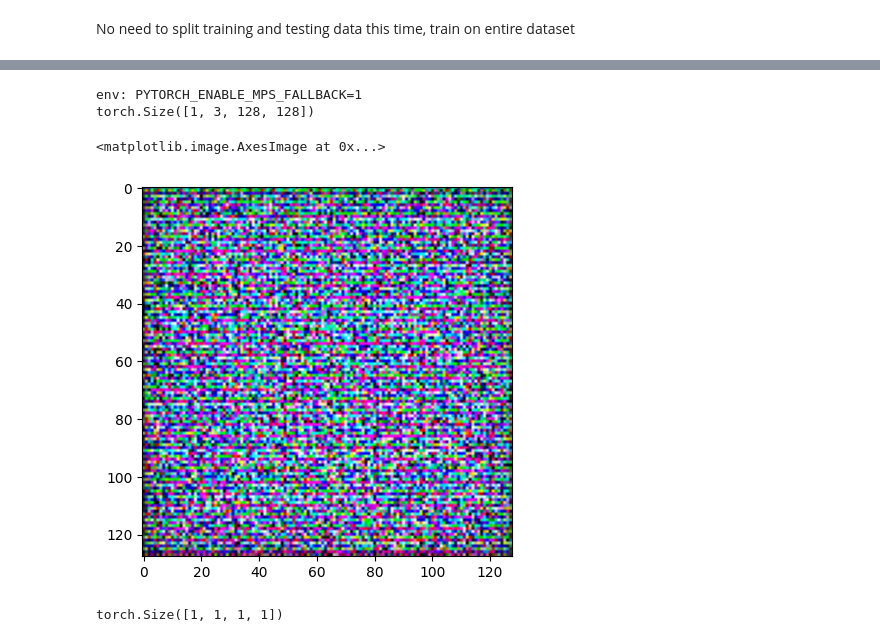
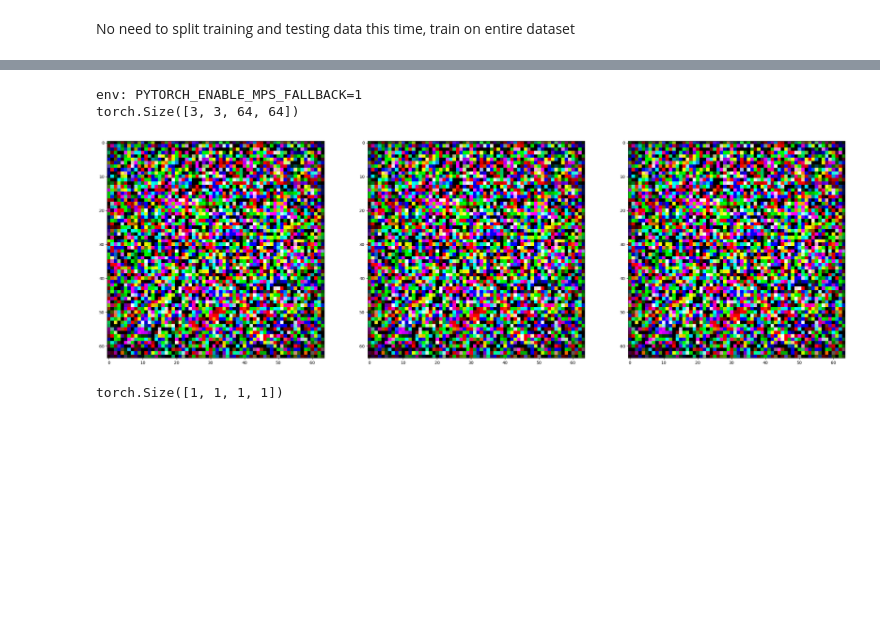
Before and after one commit to dont-text-me/PADL-assessment, a Jupyter notebook: padl.ipynb, the cells around one changed output, grey strips where cells are left out. Cells and saved outputs as stored; diff of their text form; code cells hidden in the pictures; blank space fills up the shorter version.

```diff
--- a/padl.ipynb
+++ b/padl.ipynb
@@ -585,8 +736,8 @@ tensor([0.4996, 0.5006, 0.4875, 0.4931, 0.4973, 0.4988, 0.4887, 0.5035, 0.4991,
 No need to split training and testing data this time, train on entire dataset
 # %%
 batch_size = 10
-nz = 100  # Size of z latent vector (i.e. size of generator input)
-ngf = 256  # Size of feature maps in generator
-ndf = 32  # Size of feature maps in discriminator
+nz = 150  # Size of z latent vector (i.e. size of generator input)
+ngf = 128  # Size of feature maps in generator
+ndf = 64  # Size of feature maps in discriminator
 lr = 0.0002  # Learning rate for optimizers
 beta1 = 0.5  # Beta1 hyperparam for Adam optimizers
@@ -593,9 +767,11 @@ beta1 = 0.5  # Beta1 hyperparam for Adam optimizers
 # %%
 transform = v2.Compose(
     [
-        v2.Resize((128, 128)),
+        v2.Resize((64, 64)),
         v2.ToDtype(torch.float32, scale=True),
         v2.Normalize(mean=[0.5, 0.5, 0.5], std=[0.5, 0.5, 0.5]),
+        v2.RandomChannelPermutation(),  # Safe (but slightly limited) way to augment hte data - we get a completely different colouring but hte same shape and hand positioning
+        # AddGaussianNoise(0, 1, 0.5), # Add some noise to the image with a 0.5 probability
     ]
 )
 dataset = ClocksDataset("train", transform)
@@ -609,34 +785,25 @@ plt.imshow(img.permute(1, 2, 0).clamp(0, 1))
 # %%
-import torch.nn as nn
-
-
 class Generator(torch.nn.Module):
     def __init__(self):
         super(Generator, self).__init__()
         self.main = nn.Sequential(
-            # input is Z, going into a convolution
-            nn.ConvTranspose2d(nz, ngf * 16, 4, 1, 0, bias=False),
-            nn.BatchNorm2d(ngf * 16),
-            nn.ReLU(True),
-            # state size. ``(ngf*8) x 4 x 4``
-            nn.ConvTranspose2d(ngf * 16, ngf * 8, 4, 2, 1, bias=False),
+            nn.ConvTranspose2d(nz, ngf * 8, 4, 1, 0, bias=False),
             nn.BatchNorm2d(ngf * 8),
-            nn.ReLU(True),
-            # state size. ``(ngf*4) x 8 x 8``
+            nn.LeakyReLU(True),
             nn.ConvTranspose2d(ngf * 8, ngf * 4, 4, 2, 1, bias=False),
             nn.BatchNorm2d(ngf * 4),
-            nn.ReLU(True),
-            # state size. ``(ngf*2) x 16 x 16``
+            nn.LeakyReLU(True),
             nn.ConvTranspose2d(ngf * 4, ngf * 2, 4, 2, 1, bias=False),
             nn.BatchNorm2d(ngf * 2),
-            nn.ReLU(True),
+            nn.LeakyReLU(True),
             nn.ConvTranspose2d(ngf * 2, ngf, 4, 2, 1, bias=False),
             nn.BatchNorm2d(ngf),
-            nn.ReLU(True),
-            # state size. ``(ngf) x 32 x 32``
+            nn.LeakyReLU(True),
+            # nn.ConvTranspose2d(ngf * 2, ngf, 4, 2, 1, bias=False),
+            # nn.BatchNorm2d(ngf),
+            # nn.LeakyReLU(True),
             nn.ConvTranspose2d(ngf, 3, 4, 2, 1, bias=False),
             nn.Tanh(),
-            # state size. ``(nc) x 64 x 64``
         )
 
     def forward(self, input):
@@ -647,17 +814,18 @@ netG = Generator()
 netG = netG.to("mps")
 # %%
 %env PYTORCH_ENABLE_MPS_FALLBACK=1
-random_z = torch.rand(1, nz, 1, 1).to("mps")
+random_z = torch.randn(3, nz, 1, 1, dtype=torch.float32).to("mps")
 random_out = netG(random_z)
 print(random_out.shape)
-plt.imshow(
-    random_out.squeeze(0).squeeze(0).permute(1, 2, 0).clamp(0, 1).cpu().detach().numpy()
-)
+fig, ax = plt.subplots(1, 3, figsize=(32, 32))
+for idx, img in enumerate(random_out):
+    ax[idx].imshow(
+        img.squeeze(0).squeeze(0).permute(1, 2, 0).clamp(0, 1).cpu().detach().numpy()
+    )
 # %% [output]
 env: PYTORCH_ENABLE_MPS_FALLBACK=1
-torch.Size([1, 3, 128, 128])
+torch.Size([3, 3, 64, 64])
-<matplotlib.image.AxesImage at 0x...>
-[figure, old version]
+[figure, new version]
 # %%
 class Discriminator(torch.nn.Module):
     def __init__(self):
```
Also changed, not shown: parts of 57 cells of this notebook.
